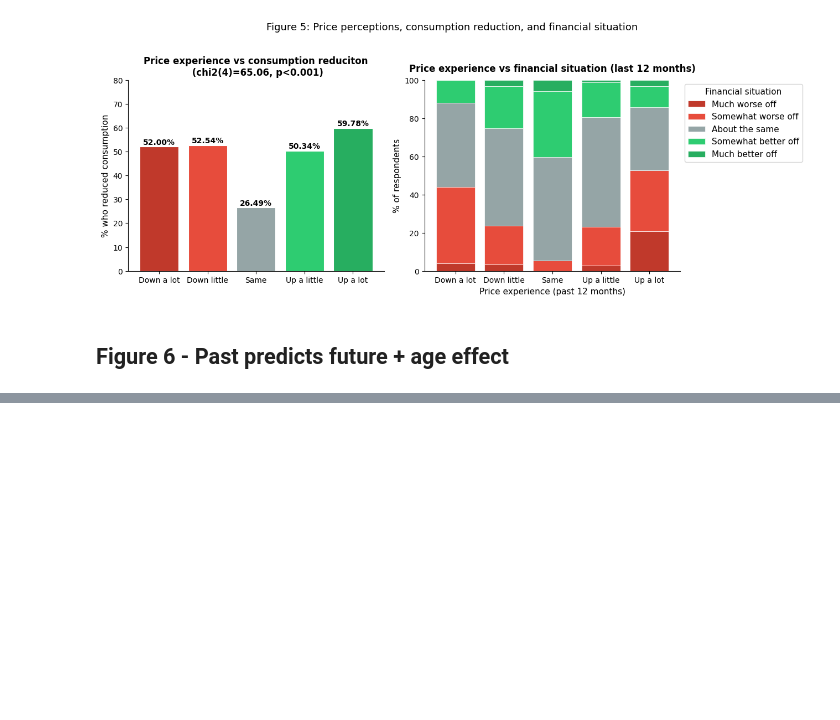
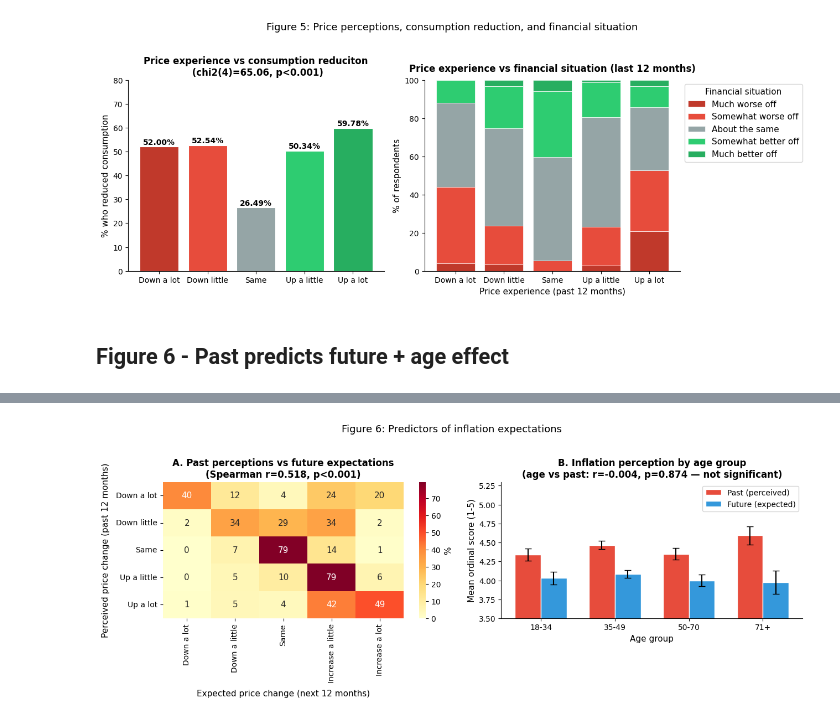
Before and after one commit to OGawrysiak/Inflation-case-study-statistics, a Jupyter notebook: graphs.ipynb, the cells around one changed output, grey strips where cells are left out. Drawn from its saved outputs; the diff is of its cells as text; code cells hidden in the pictures; blank space fills up the shorter version.

Commit message:
6th graph added

```diff
--- a/graphs.ipynb
+++ b/graphs.ipynb
@@ -618,0 +625,75 @@ Age vs. Expected: r = -0.034, p = 0.133 Fail to reject H0
+# %%
+
+fig, axes = plt.subplots(1, 2, figsize=(13, 5))
+
+ct_heat = pd.crosstab(df['price_past'], df['price_exp'], normalize='index') * 100
+ct_heat = ct_heat.reindex(index=PAST_ORDER, columns=EXP_ORDER, fill_value=0)
+
+sns.heatmap(
+    ct_heat, ax=axes[0],
+    cmap='YlOrRd',
+    annot=True,
+    fmt='.0f',
+    cbar_kws={'label': '%'},
+    xticklabels=EXP_SHORT,
+    yticklabels=PAST_SHORT
+)
+axes[0].set_xlabel('Expected price change (next 12 months)', labelpad=8)
+axes[0].set_ylabel('Perceived price change (past 12 months)', labelpad=8)
+axes[0].set_title(
+    f'A. Past perceptions vs future expectations\n'
+    f'(Spearman r={r_anchor:.3f}, p<0.001)',
+    fontweight='bold'
+)
+axes[0].tick_params(axis='y', rotation=0)
+
+# Panel B: Grouped bars by age
+# Compute mean and SEM for each age group, for both price variables
+# Mean is computed for visual comparison only — the Spearman test above
+# does not rely on means, so this is descriptive, not inferential
+age_means_past = [df[df['age_group']==a]['price_past_num'].mean() for a in AGE_ORDER]
+age_means_exp = [df[df['age_group']==a]['price_exp_num'].mean()  for a in AGE_ORDER]
+age_sems_past = [df[df['age_group']==a]['price_past_num'].sem()  for a in AGE_ORDER]
+age_sems_exp = [df[df['age_group']==a]['price_exp_num'].sem()   for a in AGE_ORDER]
+
+# np.arange(4) creates positions [0, 1, 2, 3] on the x-axis
+# w = bar width: two bars per position, each shifted by half-width
+# so they sit side by side without overlapping
+x, w = np.arange(4), 0.35
+
+# x - w/2: shifts the past-perception bar to the LEFT of centre
+# x + w/2: shifts the future-expectation bar to the RIGHT of centre
+axes[1].bar(x-w/2, age_means_past, w,
+            color='#e74c3c', label='Past (perceived)', edgecolor='white')
+axes[1].bar(x+w/2, age_means_exp,  w,
+            color='#3498db', label='Future (expected)', edgecolor='white')
+
+# 95% CI error bars: 1.96 × SEM on each side of the mean
+# fmt='none': draws only the error bar, no central dot marker
+# capsize=4: adds horizontal caps at the end of each error bar
+axes[1].errorbar(x-w/2, age_means_past, yerr=[1.96*s for s in age_sems_past],
+                 fmt='none', color='black', capsize=4)
+axes[1].errorbar(x+w/2, age_means_exp,  yerr=[1.96*s for s in age_sems_exp],
+                 fmt='none', color='black', capsize=4)
+
+# set_xticks + set_xticklabels: replaces numeric positions [0,1,2,3]
+# with readable age group labels on the x-axis
+axes[1].set_xticks(x)
+axes[1].set_xticklabels(['18-34','35-49','50-70','71+'])
+axes[1].set_ylim(3.5, 5.3)
+axes[1].set_ylabel('Mean ordinal score (1-5)')
+axes[1].set_xlabel('Age group')
+axes[1].set_title(
+    f'B. Inflation perception by age group\n'
+    f'(age vs past: r={r_age_past:.3f}, p={p_age_past:.3f} — not significant)',
+    fontweight='bold'
+)
+axes[1].legend(fontsize=10)
+axes[1].spines['top'].set_visible(False)
+axes[1].spines['right'].set_visible(False)
+
+plt.suptitle('Figure 6: Predictors of inflation expectations', fontsize=13, y=1.02)
+plt.tight_layout()
+plt.show()
+# %% [output]
+[figure, added]
```
Also changed, not shown: parts of 1 cell of this notebook.
